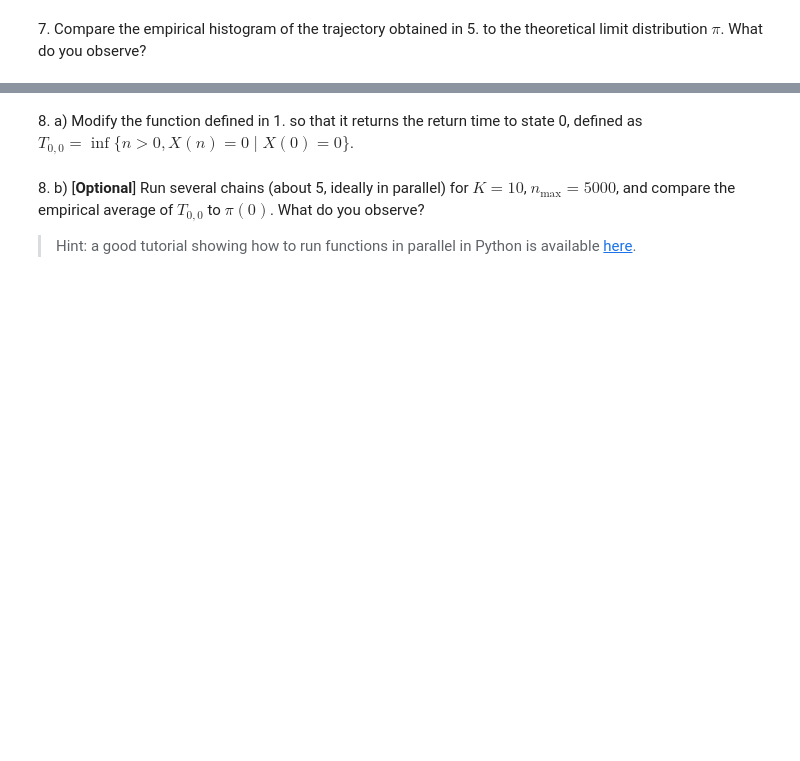
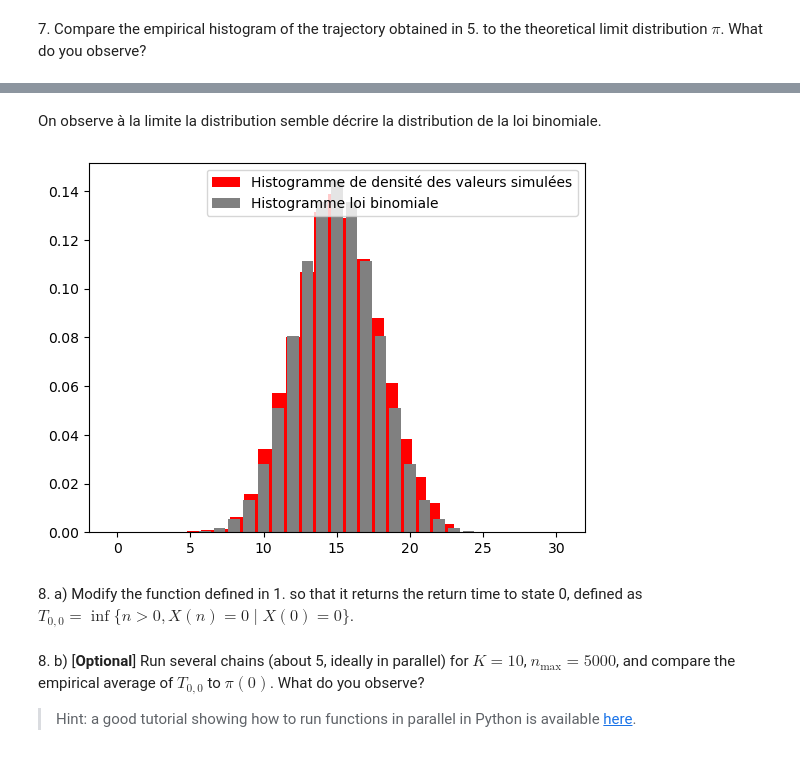
Before and after one commit to VictorNiaussat/MarkovChain, a Jupyter notebook: lab1_students/lab1_notebook.ipynb, the cells around one changed output, grey strips where cells are left out. Cells and saved outputs as stored; diff of their text form; code cells hidden in the pictures; blank space fills up the shorter version.

```diff
--- a/lab1_students/lab1_notebook.ipynb
+++ b/lab1_students/lab1_notebook.ipynb
@@ -83,8 +94,8 @@ import matplotlib.pyplot as plt
 # %%
 B = binom(K, p)
 x = range(K+1)
-Distribution = B.pmf(x)
-plt.bar(x,Distribution)
+mu_bin = B.pmf(x)
+plt.bar(x,mu_bin)
 # %% [output]
 <BarContainer object of 31 artists>
 [figure]
@@ -129,2 +155,11 @@ plt.plot(Liste_Ehrenfest)
+# %% [markdown]
+On observe à la limite la distribution semble décrire la distribution de la loi binomiale.
+# %%
+plt.hist(simulate_ehrenfest,density=True,bins=K-5,color="red",label="Histogramme de densité des valeurs simulées")
+plt.bar(x,mu_bin,color = "grey",label="Histogramme loi binomiale")
+plt.legend()
+plt.show()
+# %% [output]
+[figure, added]
 # %% [markdown]
 8\. a) Modify the function defined in 1. so that it returns the return time to state 0, defined as $T_{0,0} = \inf \bigl\{ n > 0, X(n) = 0 \mid X(0) = 0 \bigr\}$.
```
Also changed, not shown: parts of 12 cells of this notebook, 1 other file.
